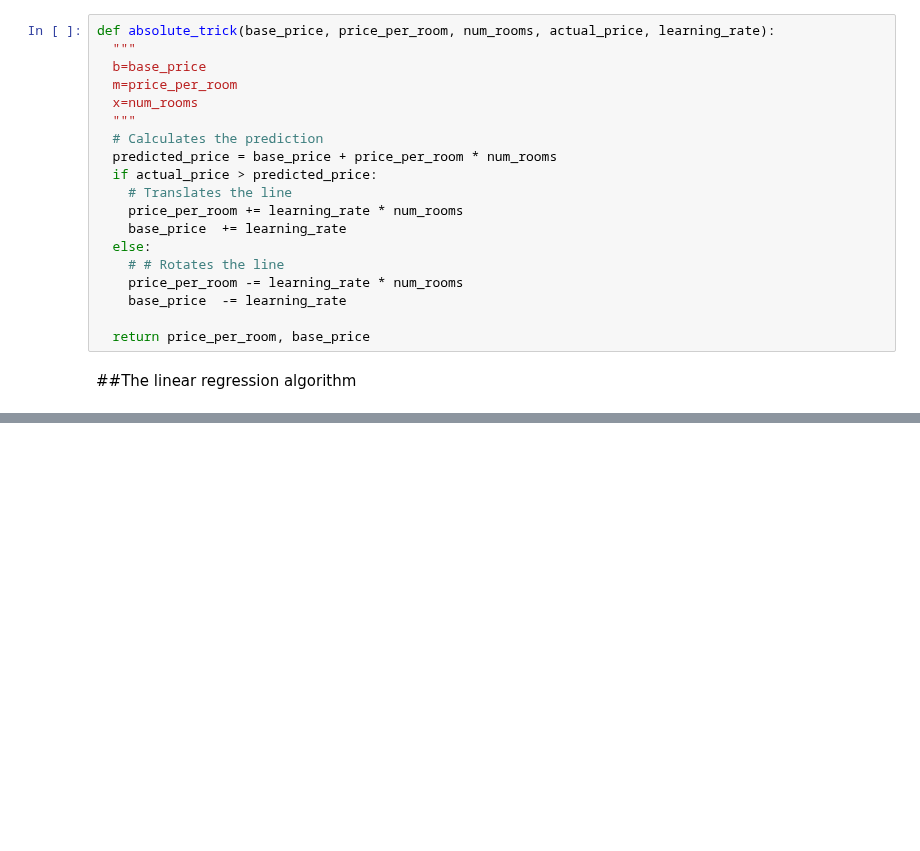
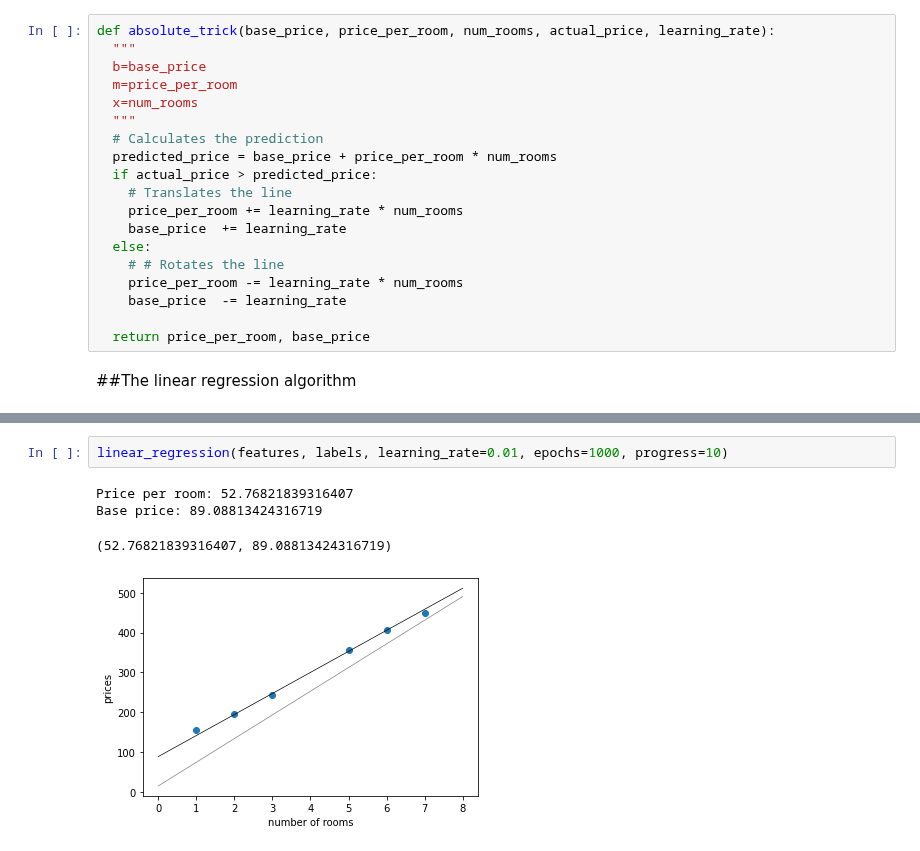
Before and after one commit to rahiakela/machine-learning-research-and-practice, a Jupyter notebook: grokking-machine-learning/03-linear-regression/1_linear_regression_fundamentals.ipynb, the cells around one changed output, grey strips where cells are left out. Drawn from its saved outputs; the diff is of its cells as text; blank space fills up the shorter version.

```diff
--- a/grokking-machine-learning/03-linear-regression/1_linear_regression_fundamentals.ipynb
+++ b/grokking-machine-learning/03-linear-regression/1_linear_regression_fundamentals.ipynb
@@ -85,0 +130,7 @@ many times to move the line closer to the points.**
+# %%
+linear_regression(features, labels, learning_rate=0.01, epochs=1000, progress=10)
+# %% [output]
+Price per room: 52.76821839316407
+Base price: 89.08813424316719
+(52.76821839316407, 89.08813424316719)
+[figure, added]
```
Also changed, not shown: parts of 14 cells of this notebook.
